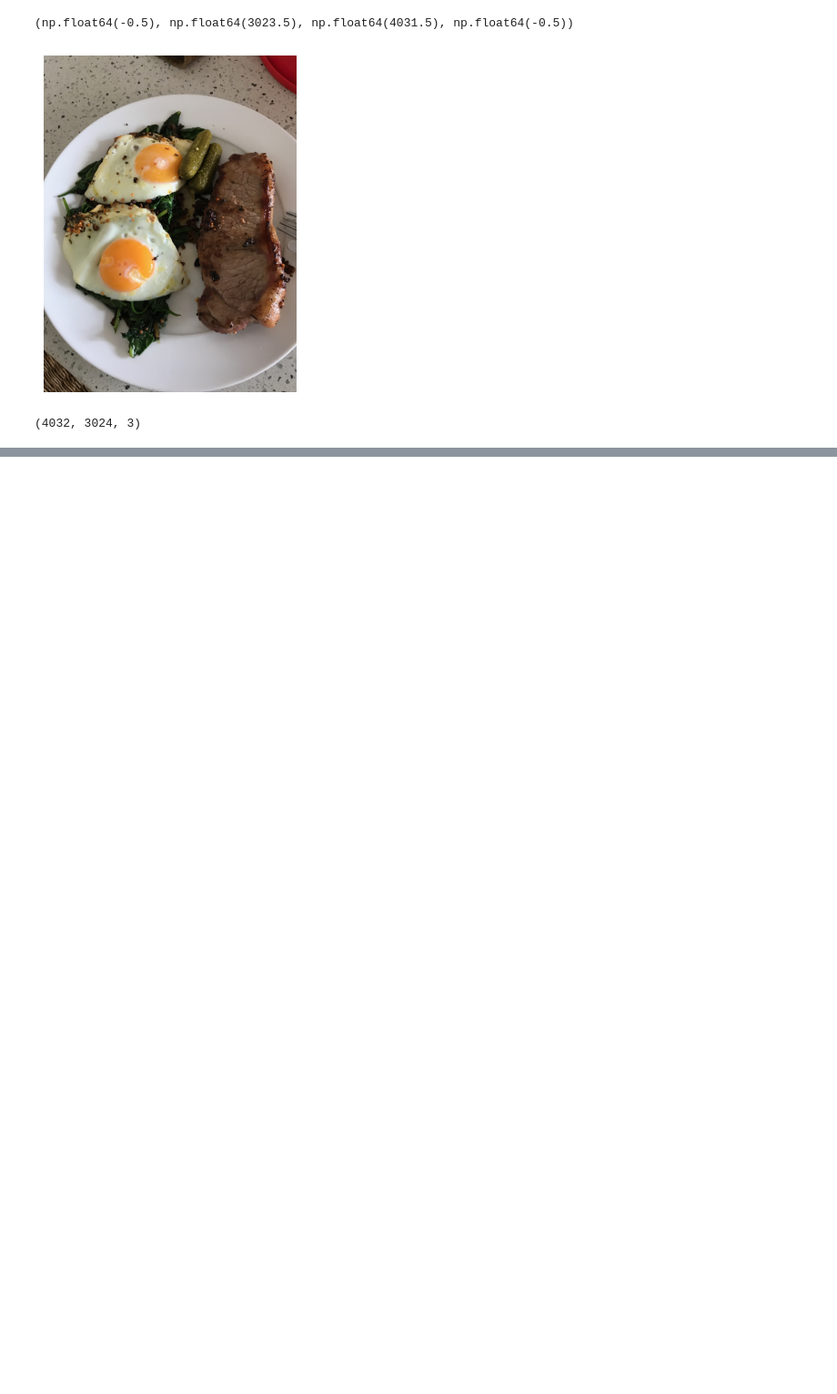
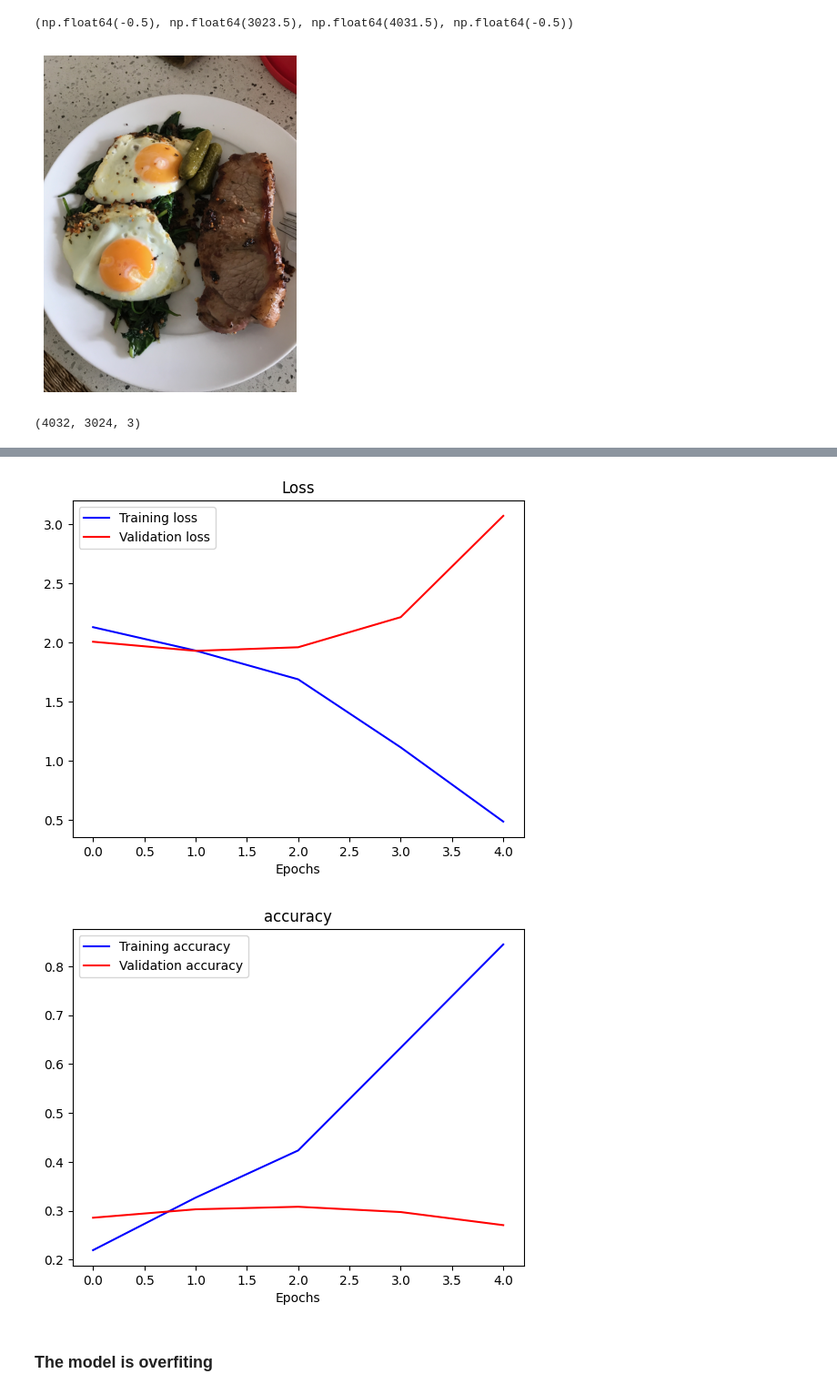
Before and after one commit to JonaBaron/TensorFlow, a Jupyter notebook: 03_Computer_vison_&_convolution.ipynb, the cells around one changed output, grey strips where cells are left out. Shown at 91% size. Cells and saved outputs as stored; diff of their text form; code cells hidden in the pictures; blank space fills up the shorter version.

```diff
--- a/03_Computer_vison_&_convolution.ipynb
+++ b/03_Computer_vison_&_convolution.ipynb
@@ -815,0 +995,24 @@ steak.shape
+# %%
+# Create our model
+model_8 = Sequential([
+  Conv2D(10, 3, activation='relu', input_shape=(224, 224, 3)),
+  Conv2D(10, 3, activation='relu'),
+  MaxPool2D(),
+  Conv2D(10, 3, activation='relu'),
+  Conv2D(10, 3, activation='relu'),
+  MaxPool2D(),
+  Flatten(),
+  Dense(10, activation='softmax') # changed to have 10 neurons (same as number of classes) and 'softmax' activation
+])
+
+# Compile the model
+model_8.compile(loss="categorical_crossentropy",
+                optimizer=tf.keras.optimizers.Adam(),
+                metrics=["accuracy"])
+
+# Fit the model
+history_8 = model_8.fit(train_data,
+                        epochs=5,
+                        steps_per_epoch=len(train_data),
+                        validation_data=test_data,
+                        validation_steps=len(test_data))
@@ -815,0 +1038,8 @@ steak.shape
+# %%
+# Plot lost curve
+plot_loss_curve(history_8)
+# %% [output]
+[figure, added]
+[figure, added]
+# %% [markdown]
+### The model is overfiting
```
Also changed, not shown: parts of 54 cells of this notebook.
